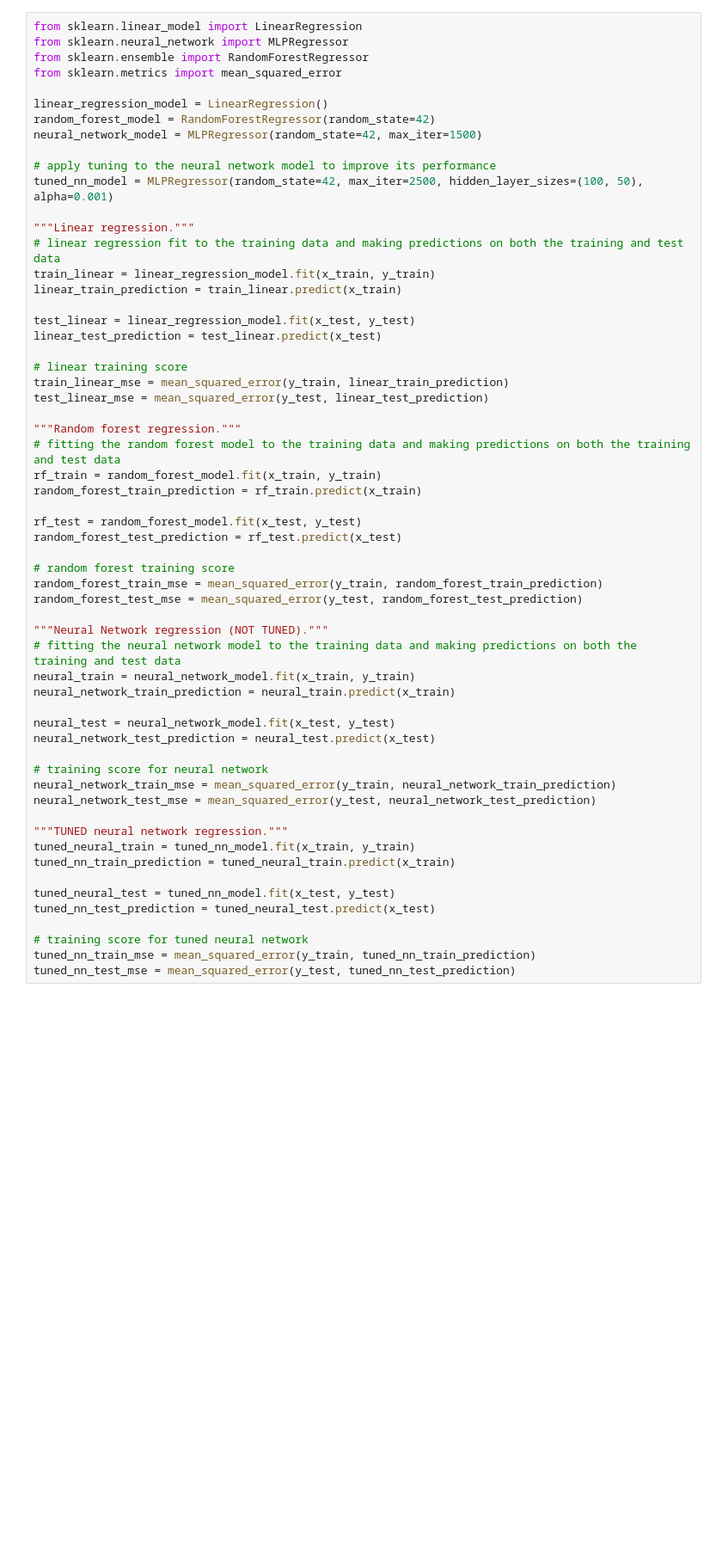
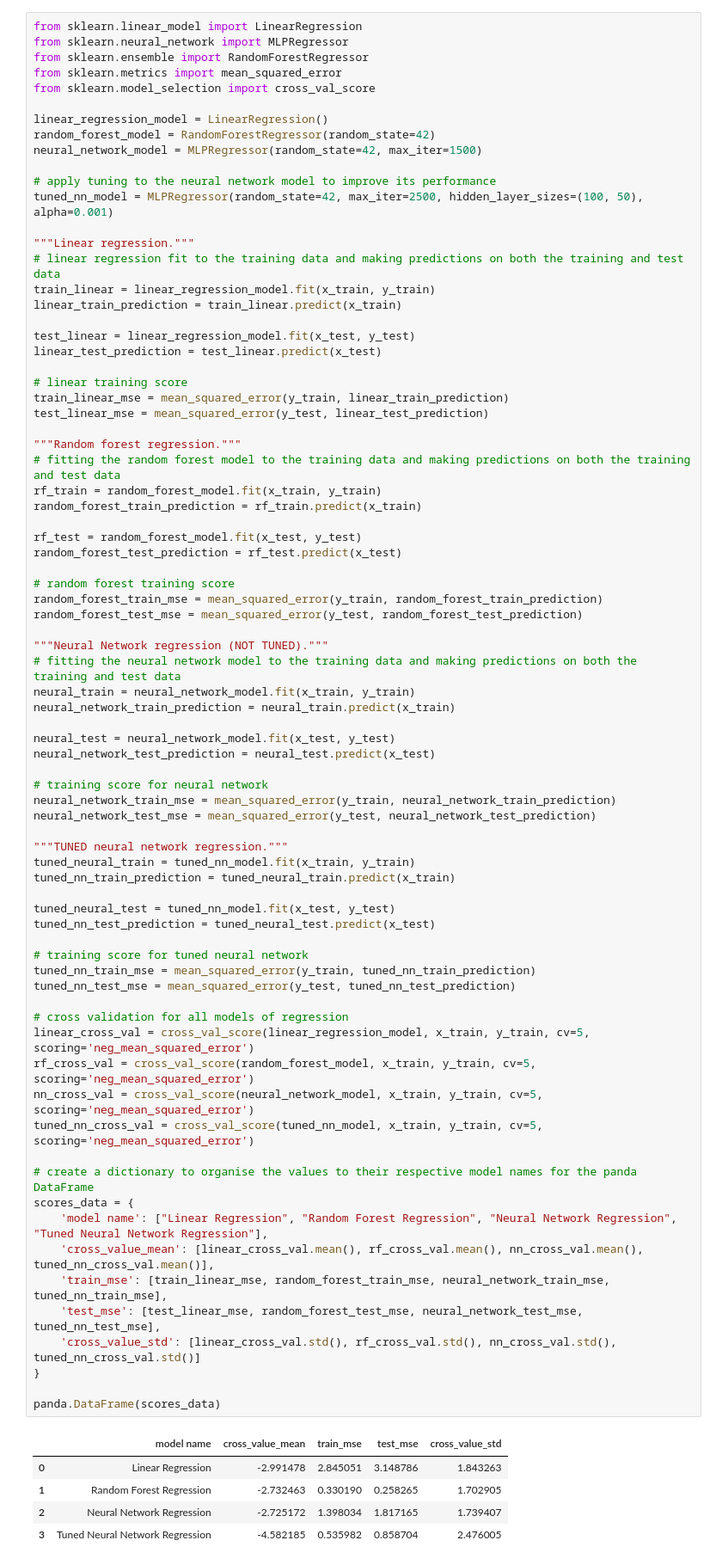
Before and after one commit to khyatib3/comp2002-70, a Jupyter notebook: 02_70%.ipynb, the cells around one changed output. Shown at 86% size. Drawn from its saved outputs; the diff is of its cells as text; blank space fills up the shorter version.

Commit message:
Table showing regression results.

```diff
--- a/02_70%.ipynb
+++ b/02_70%.ipynb
@@ -121,6 +121,7 @@ from sklearn.linear_model import LinearRegression
 from sklearn.neural_network import MLPRegressor
 from sklearn.ensemble import RandomForestRegressor
 from sklearn.metrics import mean_squared_error
+from sklearn.model_selection import cross_val_score
 
 linear_regression_model = LinearRegression()
 random_forest_model = RandomForestRegressor(random_state=42)
@@ -148,30 +149,53 @@ random_forest_train_prediction = rf_train.predict(x_train)
 
 rf_test = random_forest_model.fit(x_test, y_test)
 random_forest_test_prediction = rf_test.predict(x_test)
 
 # random forest training score
 random_forest_train_mse = mean_squared_error(y_train, random_forest_train_prediction)
 random_forest_test_mse = mean_squared_error(y_test, random_forest_test_prediction)
 
 """Neural Network regression (NOT TUNED)."""
 # fitting the neural network model to the training data and making predictions on both the training and test data
 neural_train = neural_network_model.fit(x_train, y_train)
 neural_network_train_prediction = neural_train.predict(x_train)
 
 neural_test = neural_network_model.fit(x_test, y_test)
 neural_network_test_prediction = neural_test.predict(x_test)
 
 # training score for neural network
 neural_network_train_mse = mean_squared_error(y_train, neural_network_train_prediction)
 neural_network_test_mse = mean_squared_error(y_test, neural_network_test_prediction)
 
 """TUNED neural network regression."""
 tuned_neural_train = tuned_nn_model.fit(x_train, y_train)
 tuned_nn_train_prediction = tuned_neural_train.predict(x_train)
 
 tuned_neural_test = tuned_nn_model.fit(x_test, y_test)
 tuned_nn_test_prediction = tuned_neural_test.predict(x_test)
 
 # training score for tuned neural network
 tuned_nn_train_mse = mean_squared_error(y_train, tuned_nn_train_prediction)
 tuned_nn_test_mse = mean_squared_error(y_test, tuned_nn_test_prediction)
+
+# cross validation for all models of regression
+linear_cross_val = cross_val_score(linear_regression_model, x_train, y_train, cv=5, scoring='neg_mean_squared_error')
+rf_cross_val = cross_val_score(random_forest_model, x_train, y_train, cv=5, scoring='neg_mean_squared_error')
+nn_cross_val = cross_val_score(neural_network_model, x_train, y_train, cv=5, scoring='neg_mean_squared_error')
+tuned_nn_cross_val = cross_val_score(tuned_nn_model, x_train, y_train, cv=5, scoring='neg_mean_squared_error')
+
+# create a dictionary to organise the values to their respective model names for the panda DataFrame
+scores_data = {
+    'model name': ["Linear Regression", "Random Forest Regression", "Neural Network Regression", "Tuned Neural Network Regression"],
+    'cross_value_mean': [linear_cross_val.mean(), rf_cross_val.mean(), nn_cross_val.mean(), tuned_nn_cross_val.mean()],
+    'train_mse': [train_linear_mse, random_forest_train_mse, neural_network_train_mse, tuned_nn_train_mse],
+    'test_mse': [test_linear_mse, random_forest_test_mse, neural_network_test_mse, tuned_nn_test_mse],
+    'cross_value_std': [linear_cross_val.std(), rf_cross_val.std(), nn_cross_val.std(), tuned_nn_cross_val.std()]
+}
+
+panda.DataFrame(scores_data)
+# %% [output]
+|  | model name | cross_value_mean | train_mse | test_mse | cross_value_std |
+| 0 | Linear Regression | -2.991478 | 2.845051 | 3.148786 | 1.843263 |
+| 1 | Random Forest Regression | -2.732463 | 0.330190 | 0.258265 | 1.702905 |
+| 2 | Neural Network Regression | -2.725172 | 1.398034 | 1.817165 | 1.739407 |
+| 3 | Tuned Neural Network Regression | -4.582185 | 0.535982 | 0.858704 | 2.476005 |
```
